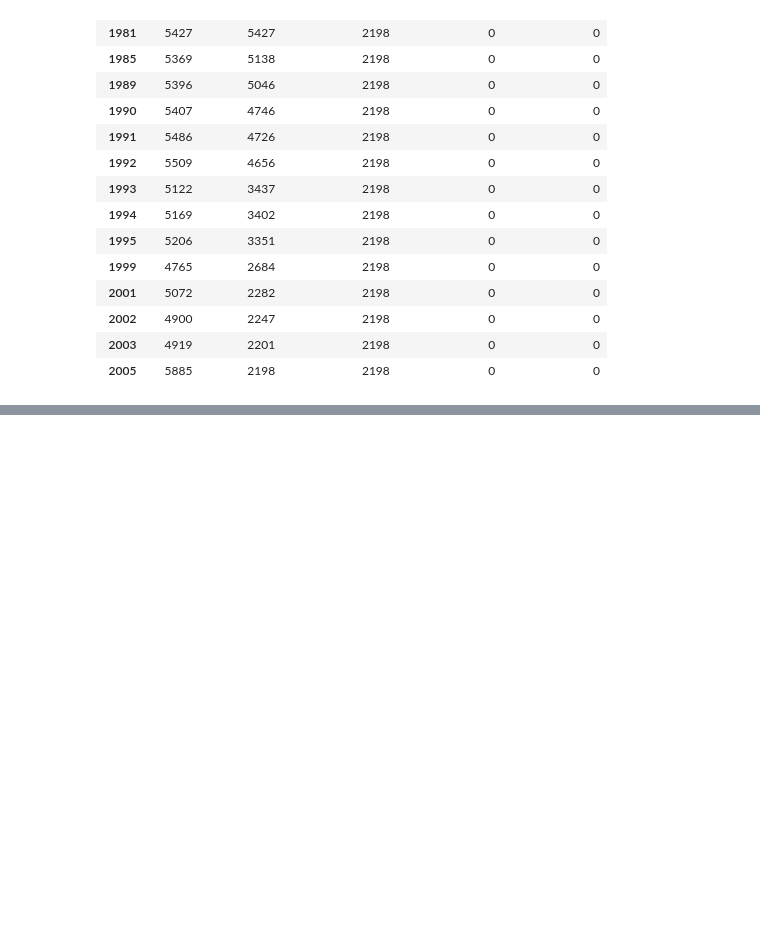
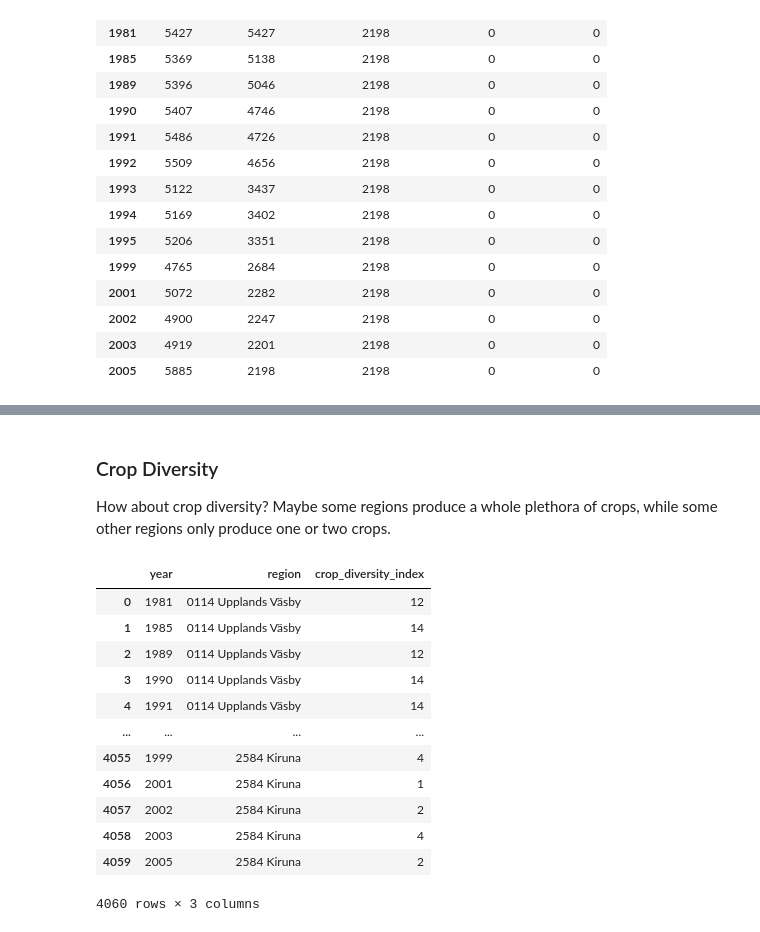
Before and after one commit to ivonilsson/dsp, a Jupyter notebook: a1/final_ipynb/group_number_2.ipynb, the cells around one changed output, grey strips where cells are left out. Saved outputs shown, nothing was run; the diff lists cells and outputs as text; code cells hidden in the pictures; blank space fills up the shorter version.

```diff
--- a/a1/final_ipynb/group_number_2.ipynb
+++ b/a1/final_ipynb/group_number_2.ipynb
@@ -552,0 +636,13 @@ pivoted_df.head(30)
+# %%
+# keep it to just oats and barley for now
+crop_cols = ["oats", "barley"]
+
+for crop in crop_cols:
+    national_avg = pivoted_df.groupby('year')[crop].sum()
+
+    pivoted_df[f'{crop}_rel_perf'] = pivoted_df.apply(
+        lambda row: row[crop] / national_avg[row['year']] if pd.notna(row[crop]) and pd.notna(national_avg[row['year']]) and national_avg[row['year']] != 0 else 0,
+        axis=1
+    )
+
+pivoted_df[[f"{crop}_rel_perf" for crop in crop_cols]]
@@ -552,0 +663,28 @@ pivoted_df.head(30)
+# %% [markdown]
+### Crop Diversity
+
+How about crop diversity? Maybe some regions produce a whole plethora of crops, while some other regions only produce one or two crops.
+# %%
+# ignore columns that are not crops
+ignore_columns = ['region', 'year', 'crop_diversity_index'] + ['total arable land', 'other untilled arable land', 'unspecified arable land', 'not utilized ley for hay and pasture'] + [f"{crop}_rel_perf" for crop in crop_cols]
+
+pivoted_df['crop_diversity_index'] = pivoted_df.apply(
+    lambda row: (row[[col for col in pivoted_df.columns if col not in ignore_columns]] > 0).sum(),
+    axis=1
+)
+
+pivoted_df[['year', 'region', 'crop_diversity_index']]
+# %% [output]
+|  | year | region | crop_diversity_index |
+| 0 | 1981 | 0114 Upplands Väsby | 12 |
+| 1 | 1985 | 0114 Upplands Väsby | 14 |
+| 2 | 1989 | 0114 Upplands Väsby | 12 |
+| 3 | 1990 | 0114 Upplands Väsby | 14 |
+| 4 | 1991 | 0114 Upplands Väsby | 14 |
+| ... | ... | ... | ... |
+| 4055 | 1999 | 2584 Kiruna | 4 |
+| 4056 | 2001 | 2584 Kiruna | 1 |
+| 4057 | 2002 | 2584 Kiruna | 2 |
+| 4058 | 2003 | 2584 Kiruna | 4 |
+| 4059 | 2005 | 2584 Kiruna | 2 |
+4060 rows × 3 columns
```
Also changed, not shown: parts of 20 cells of this notebook.
